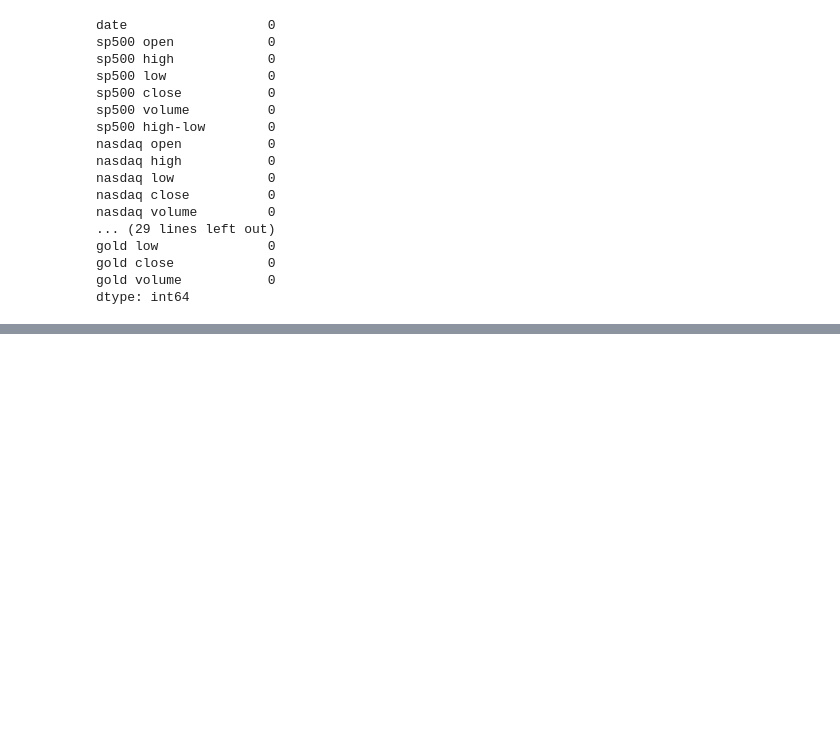
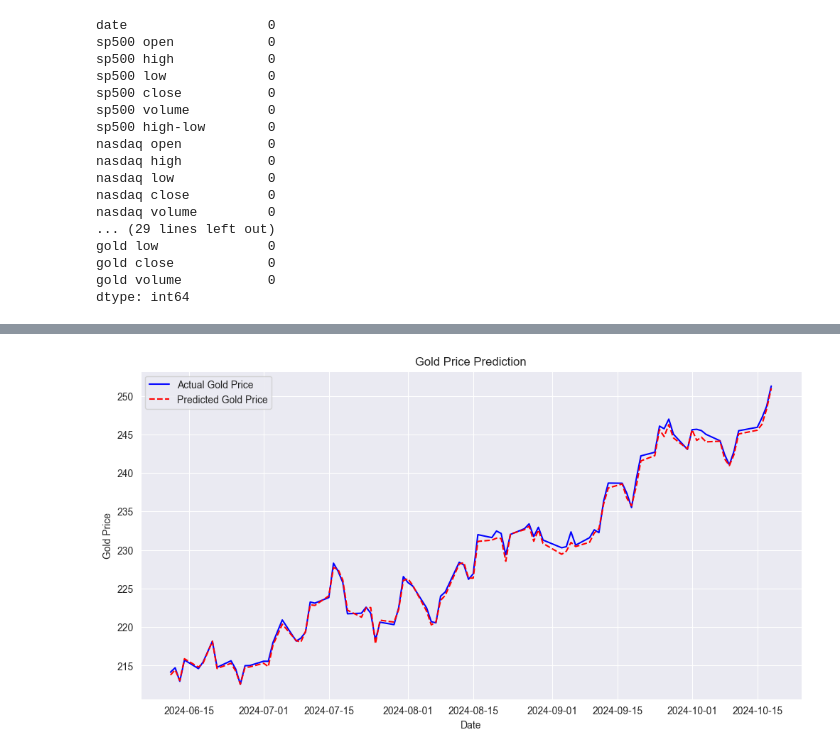
Before and after one commit to ivan-22-3-5/ML_6th_sem, a Jupyter notebook: lab3/lab3.ipynb, the cells around one changed output, grey strips where cells are left out. Drawn from its saved outputs; the diff is of its cells as text; code cells hidden in the pictures; blank space fills up the shorter version.

```diff
--- a/lab3/lab3.ipynb
+++ b/lab3/lab3.ipynb
@@ -146,0 +186,11 @@ dtype: int64
+# %%
+plt.figure(figsize=(12,6))
+plt.plot(test['date'], y_test, label="Actual Gold Price", color='blue')
+plt.plot(test['date'], y_pred, label="Predicted Gold Price", color='red', linestyle='dashed')
+plt.title("Gold Price Prediction")
+plt.xlabel("Date")
+plt.ylabel("Gold Price")
+plt.legend()
+plt.show()
+# %% [output]
+[figure, added]
```
Also changed, not shown: parts of 3 cells of this notebook, 2 other files.
